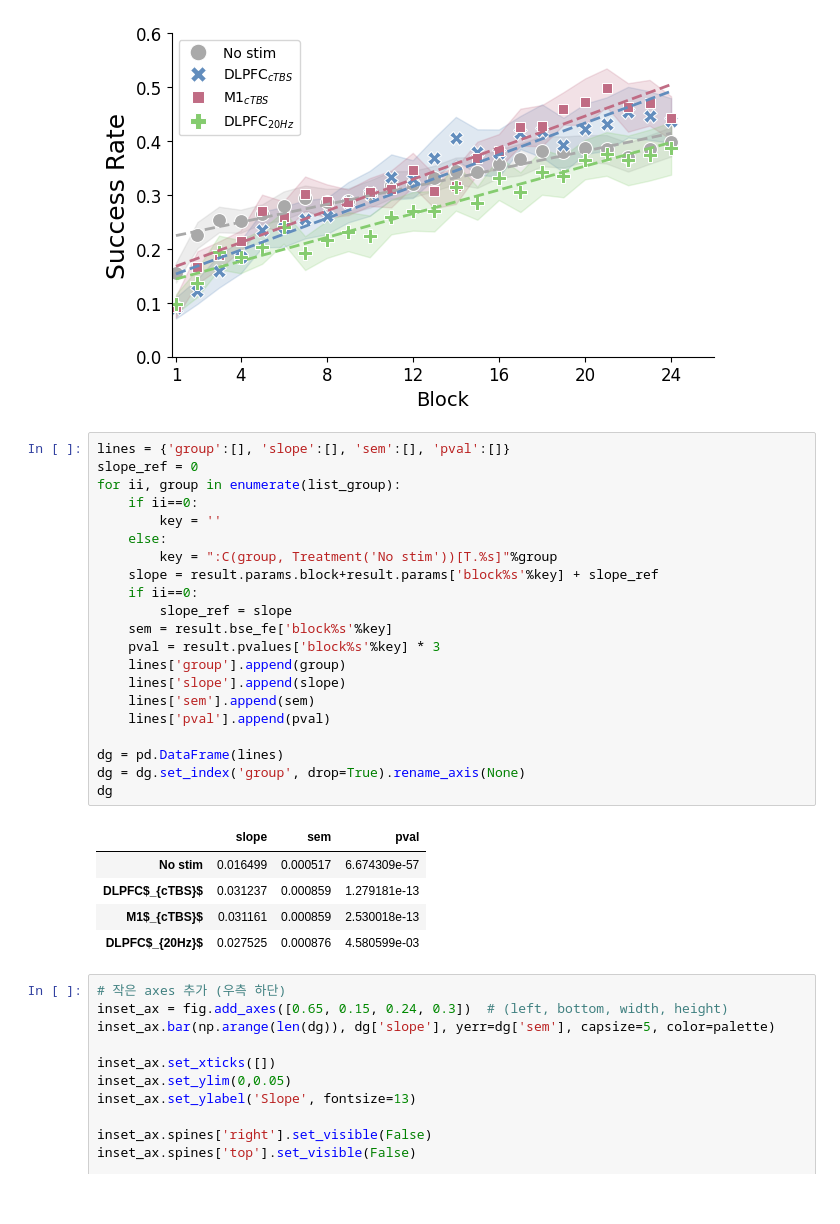
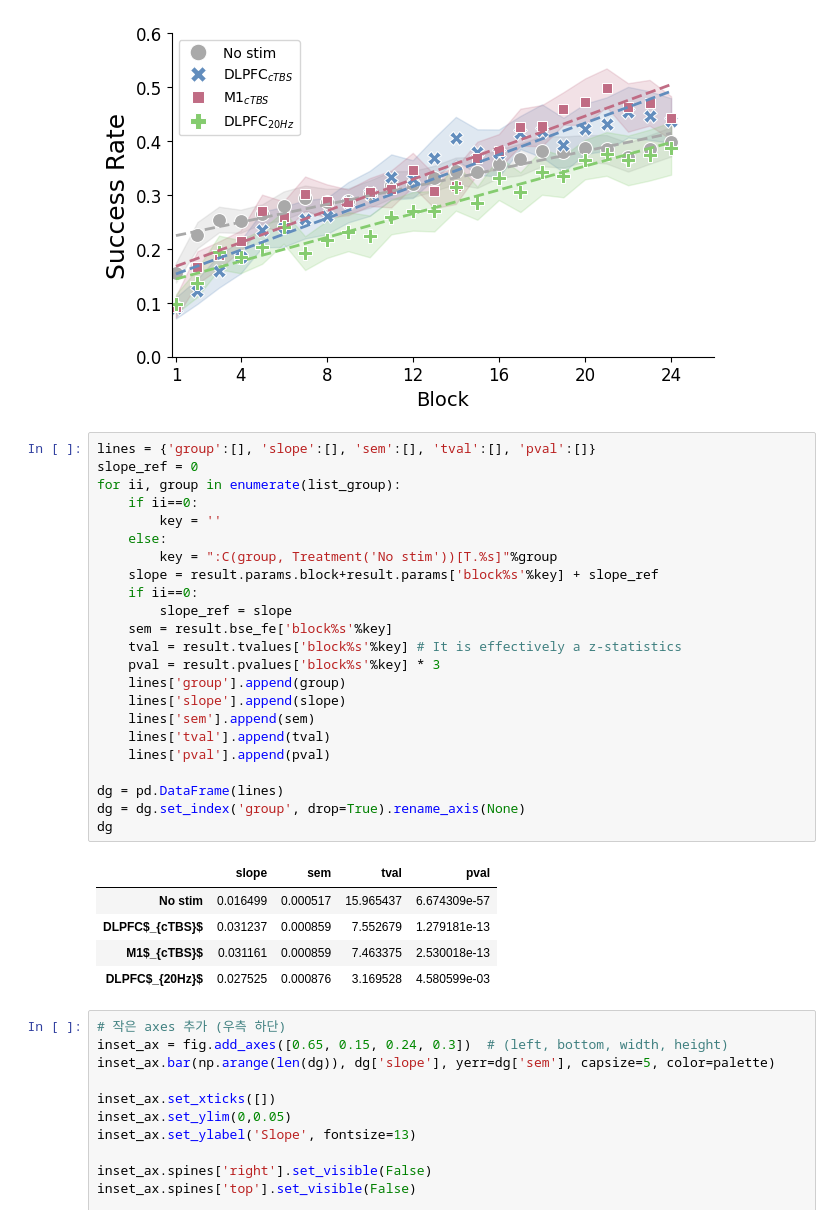
Before and after one commit to psb629/GloveProject_TMS, a Jupyter notebook: scripts/behav.fig.2a.ipynb, the cells around one changed output. Cells and saved outputs as stored; diff of their text form.

```diff
--- a/scripts/behav.fig.2a.ipynb
+++ b/scripts/behav.fig.2a.ipynb
@@ -202,32 +208,34 @@ fig
 # %% [output]
 [figure]
 # %%
-lines = {'group':[], 'slope':[], 'sem':[], 'pval':[]}
+lines = {'group':[], 'slope':[], 'sem':[], 'tval':[], 'pval':[]}
 slope_ref = 0
 for ii, group in enumerate(list_group):
     if ii==0:
         key = ''
     else:
         key = ":C(group, Treatment('No stim'))[T.%s]"%group
     slope = result.params.block+result.params['block%s'%key] + slope_ref
     if ii==0:
         slope_ref = slope
     sem = result.bse_fe['block%s'%key]
+    tval = result.tvalues['block%s'%key] # It is effectively a z-statistics
     pval = result.pvalues['block%s'%key] * 3
     lines['group'].append(group)
     lines['slope'].append(slope)
     lines['sem'].append(sem)
+    lines['tval'].append(tval)
     lines['pval'].append(pval)
 
 dg = pd.DataFrame(lines)
 dg = dg.set_index('group', drop=True).rename_axis(None)
 dg
 # %% [output]
-|  | slope | sem | pval |
-| No stim | 0.016499 | 0.000517 | 6.674309e-57 |
-| DLPFC$_{cTBS}$ | 0.031237 | 0.000859 | 1.279181e-13 |
-| M1$_{cTBS}$ | 0.031161 | 0.000859 | 2.530018e-13 |
-| DLPFC$_{20Hz}$ | 0.027525 | 0.000876 | 4.580599e-03 |
+|  | slope | sem | tval | pval |
+| No stim | 0.016499 | 0.000517 | 15.965437 | 6.674309e-57 |
+| DLPFC$_{cTBS}$ | 0.031237 | 0.000859 | 7.552679 | 1.279181e-13 |
+| M1$_{cTBS}$ | 0.031161 | 0.000859 | 7.463375 | 2.530018e-13 |
+| DLPFC$_{20Hz}$ | 0.027525 | 0.000876 | 3.169528 | 4.580599e-03 |
 # %%
 # 작은 axes 추가 (우측 하단)
 inset_ax = fig.add_axes([0.65, 0.15, 0.24, 0.3])  # (left, bottom, width, height)
```
Also changed, not shown: parts of 1 cell of this notebook.
